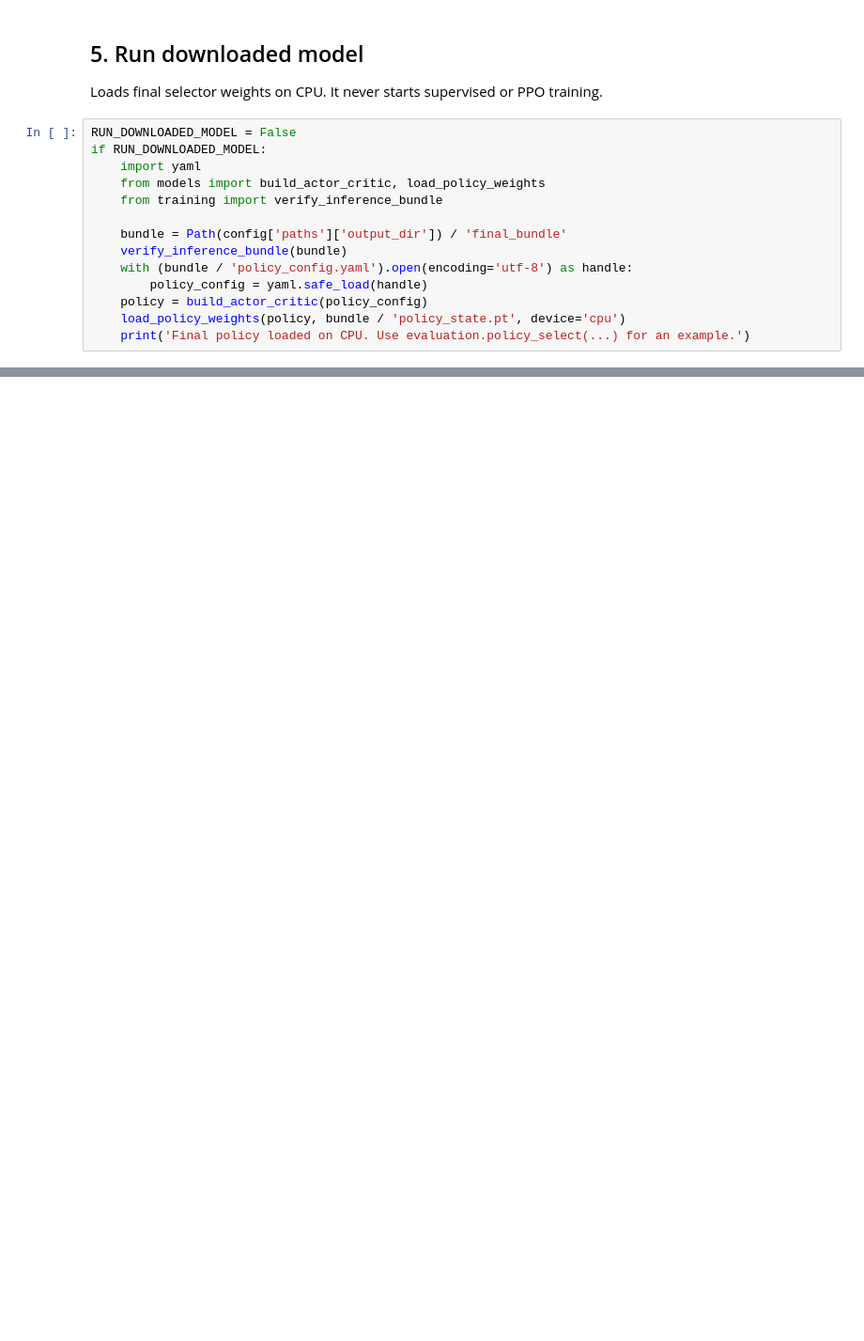
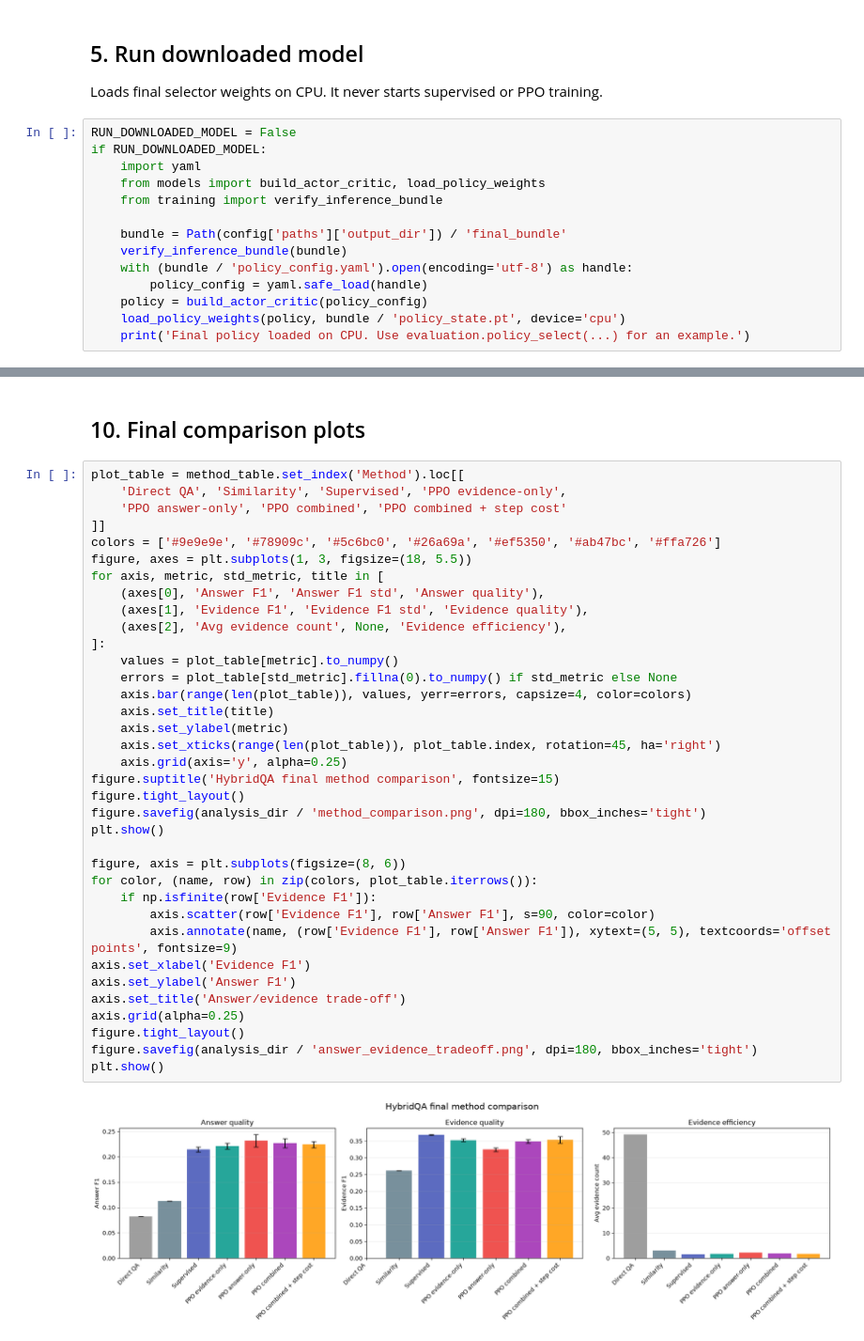
Before and after one commit to Achintya2510/CS_769_Project, a Jupyter notebook: local_workflow.ipynb, the cells around one changed output, grey strips where cells are left out. Shown at 94% size. Drawn from its saved outputs; the diff is of its cells as text; blank space fills up the shorter version.

```diff
--- a/local_workflow.ipynb
+++ b/local_workflow.ipynb
@@ -64,0 +301,40 @@ if RUN_DOWNLOADED_MODEL:
+# %% [markdown]
+## 10. Final comparison plots
+# %%
+plot_table = method_table.set_index('Method').loc[[
+    'Direct QA', 'Similarity', 'Supervised', 'PPO evidence-only',
+    'PPO answer-only', 'PPO combined', 'PPO combined + step cost'
+]]
+colors = ['#9e9e9e', '#78909c', '#5c6bc0', '#26a69a', '#ef5350', '#ab47bc', '#ffa726']
+figure, axes = plt.subplots(1, 3, figsize=(18, 5.5))
+for axis, metric, std_metric, title in [
+    (axes[0], 'Answer F1', 'Answer F1 std', 'Answer quality'),
+    (axes[1], 'Evidence F1', 'Evidence F1 std', 'Evidence quality'),
+    (axes[2], 'Avg evidence count', None, 'Evidence efficiency'),
+]:
+    values = plot_table[metric].to_numpy()
+    errors = plot_table[std_metric].fillna(0).to_numpy() if std_metric else None
+    axis.bar(range(len(plot_table)), values, yerr=errors, capsize=4, color=colors)
+    axis.set_title(title)
+    axis.set_ylabel(metric)
+    axis.set_xticks(range(len(plot_table)), plot_table.index, rotation=45, ha='right')
+    axis.grid(axis='y', alpha=0.25)
+figure.suptitle('HybridQA final method comparison', fontsize=15)
+figure.tight_layout()
+figure.savefig(analysis_dir / 'method_comparison.png', dpi=180, bbox_inches='tight')
+plt.show()
+
+figure, axis = plt.subplots(figsize=(8, 6))
+for color, (name, row) in zip(colors, plot_table.iterrows()):
+    if np.isfinite(row['Evidence F1']):
+        axis.scatter(row['Evidence F1'], row['Answer F1'], s=90, color=color)
+        axis.annotate(name, (row['Evidence F1'], row['Answer F1']), xytext=(5, 5), textcoords='offset points', fontsize=9)
+axis.set_xlabel('Evidence F1')
+axis.set_ylabel('Answer F1')
+axis.set_title('Answer/evidence trade-off')
+axis.grid(alpha=0.25)
+figure.tight_layout()
+figure.savefig(analysis_dir / 'answer_evidence_tradeoff.png', dpi=180, bbox_inches='tight')
+plt.show()
+# %% [output]
+[figure, added]
```
Also changed, not shown: parts of 15 cells of this notebook, 2 other files.
